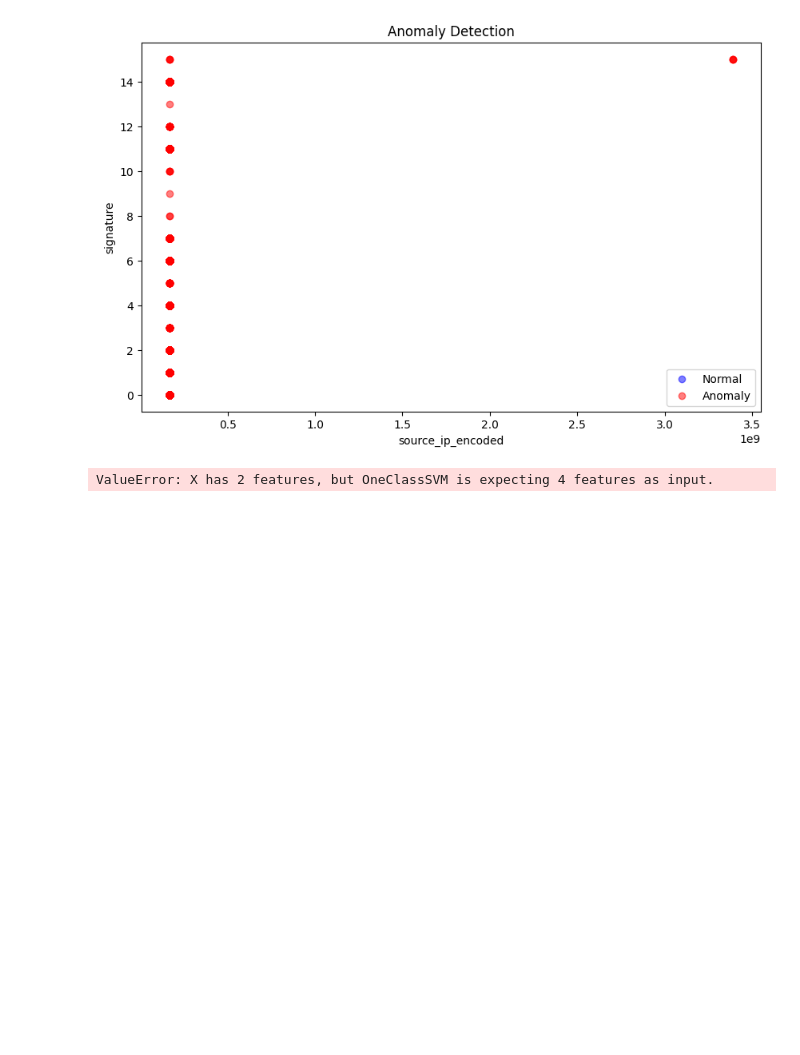
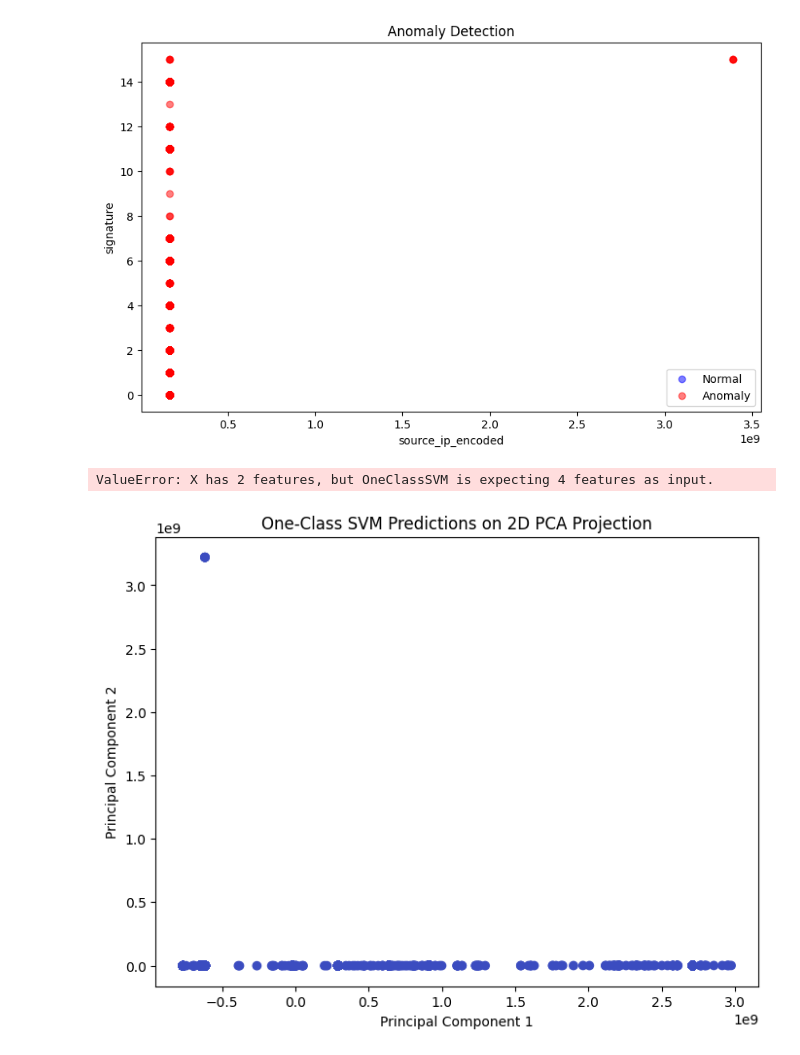
Before and after one commit to YuCheng1122/handson-ml3, a Jupyter notebook: Practice/SVMv1.ipynb, the cells around one changed output. Drawn from its saved outputs; the diff is of its cells as text; code cells hidden in the pictures; blank space fills up the shorter version.

```diff
--- a/Practice/SVMv1.ipynb
+++ b/Practice/SVMv1.ipynb
@@ -794,3 +881,24 @@ plt.ylim((y_min, y_max))
 plt.show()
 # %% [output]
 ValueError: X has 2 features, but OneClassSVM is expecting 4 features as input.
+# %%
+from sklearn.decomposition import PCA
+import matplotlib.pyplot as plt
+
+# 降維
+pca = PCA(n_components=2)
+X_reduced = pca.fit_transform(X)
+
+# 使用原始數據進行預測
+original_predictions = model.predict(X)
+
+# 繪製降維後數據的散點圖，顏色根據原始預測結果區分
+plt.figure(figsize=(8, 6))
+plt.scatter(X_reduced[:, 0], X_reduced[:, 1],
+            c=original_predictions, cmap=plt.cm.coolwarm)
+plt.xlabel('Principal Component 1')
+plt.ylabel('Principal Component 2')
+plt.title('One-Class SVM Predictions on 2D PCA Projection')
+plt.show()
+# %% [output]
+[figure, added]
```
Also changed, not shown: parts of 13 cells of this notebook, 6 other files.
